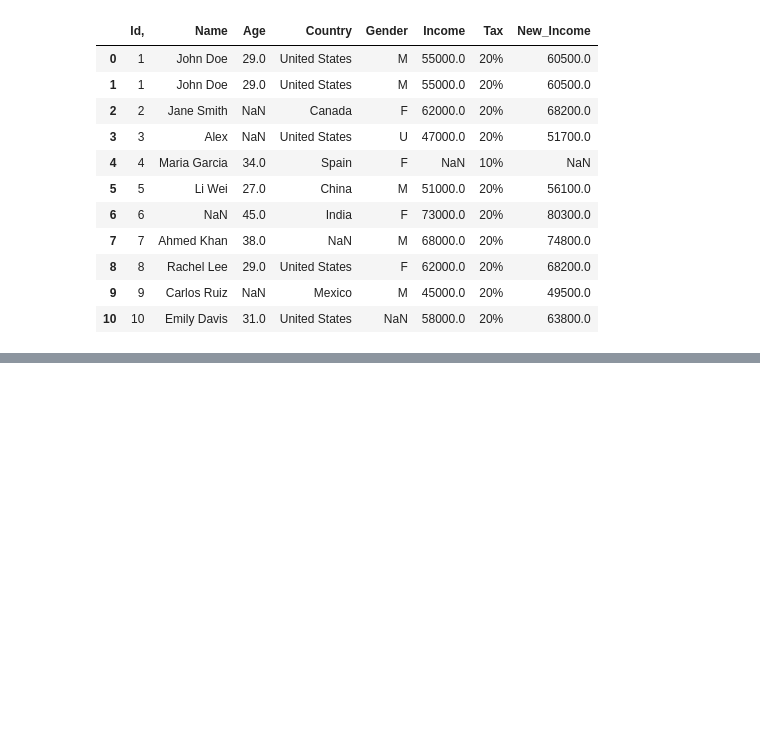
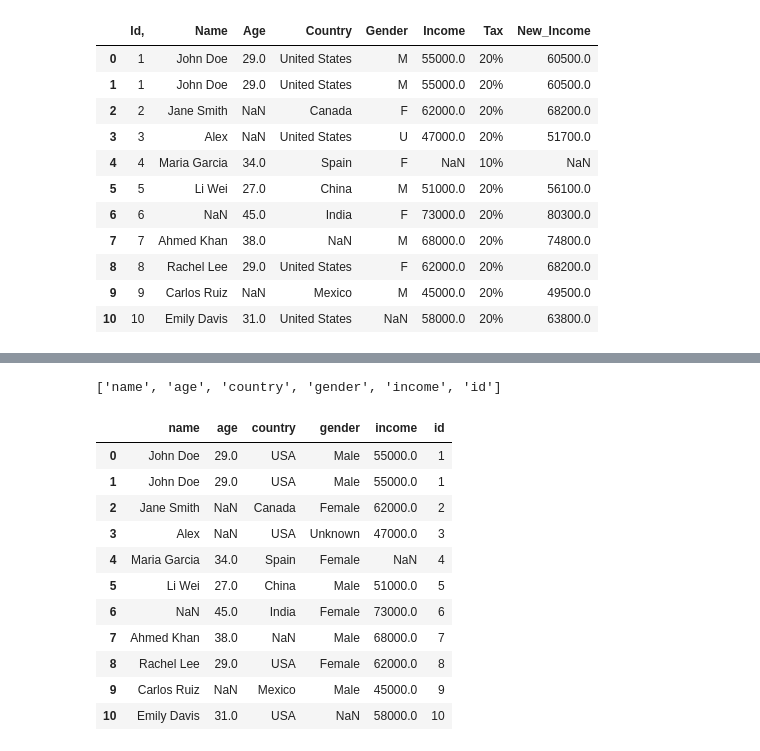
Before and after one commit to introvertadnan07/PrimeBatch, a Jupyter notebook: Day-8/Clean-Data.ipynb, the cells around one changed output, grey strips where cells are left out. Drawn from its saved outputs; the diff is of its cells as text; code cells hidden in the pictures; blank space fills up the shorter version.

```diff
--- a/Day-8/Clean-Data.ipynb
+++ b/Day-8/Clean-Data.ipynb
@@ -390,0 +401,20 @@ Index(['Id,', 'Name', 'Age', 'Country', 'Gender', 'Income', 'Tax',
+# %%
+df2 = df.copy()
+
+new_col_order = [col for col in df2.columns if col != "id"] + ["id"]
+print(new_col_order)
+df2[new_col_order]
+# %% [output]
+['name', 'age', 'country', 'gender', 'income', 'id']
+|  | name | age | country | gender | income | id |
+| 0 | John Doe | 29.0 | USA | Male | 55000.0 | 1 |
+| 1 | John Doe | 29.0 | USA | Male | 55000.0 | 1 |
+| 2 | Jane Smith | NaN | Canada | Female | 62000.0 | 2 |
+| 3 | Alex | NaN | USA | Unknown | 47000.0 | 3 |
+| 4 | Maria Garcia | 34.0 | Spain | Female | NaN | 4 |
+| 5 | Li Wei | 27.0 | China | Male | 51000.0 | 5 |
+| 6 | NaN | 45.0 | India | Female | 73000.0 | 6 |
+| 7 | Ahmed Khan | 38.0 | NaN | Male | 68000.0 | 7 |
+| 8 | Rachel Lee | 29.0 | USA | Female | 62000.0 | 8 |
+| 9 | Carlos Ruiz | NaN | Mexico | Male | 45000.0 | 9 |
+| 10 | Emily Davis | 31.0 | USA | NaN | 58000.0 | 10 |
```
Also changed, not shown: parts of 9 cells of this notebook, 9 other files.
